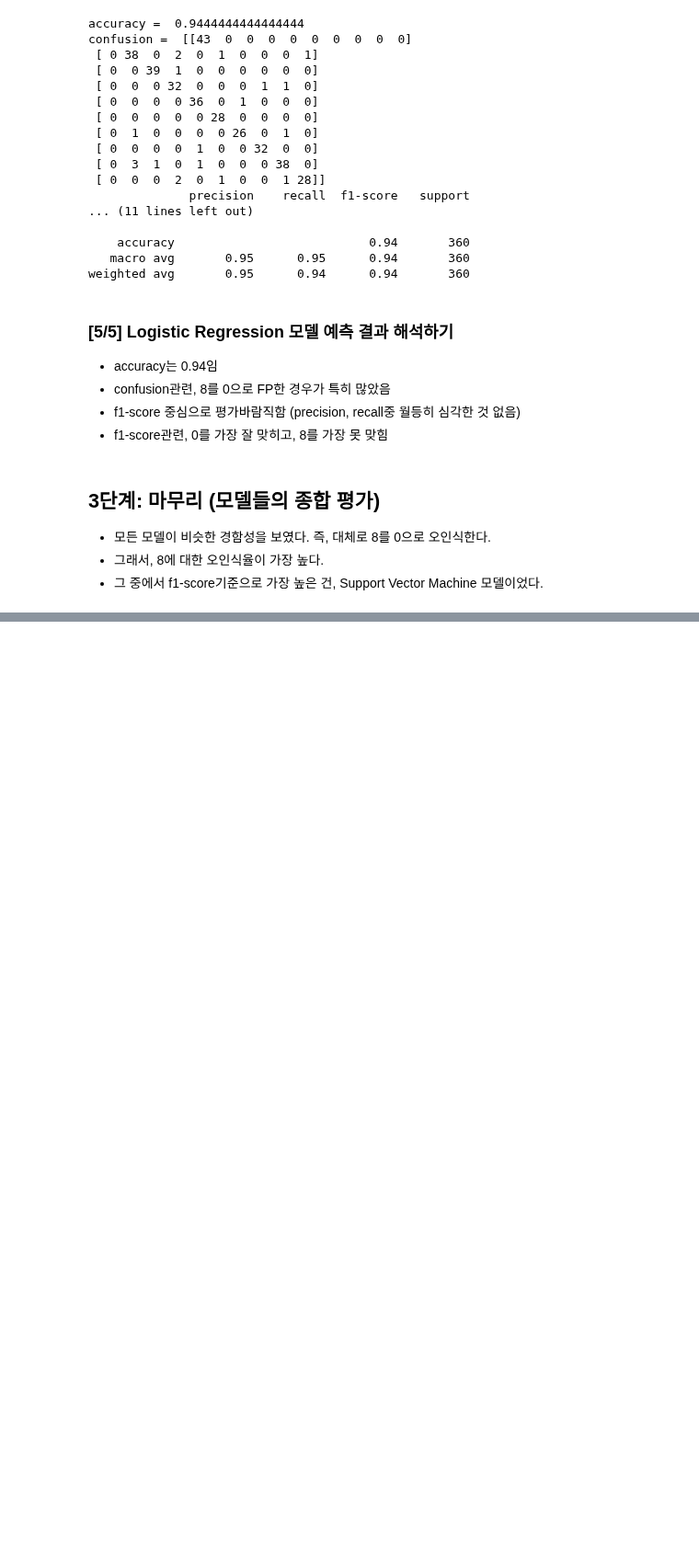
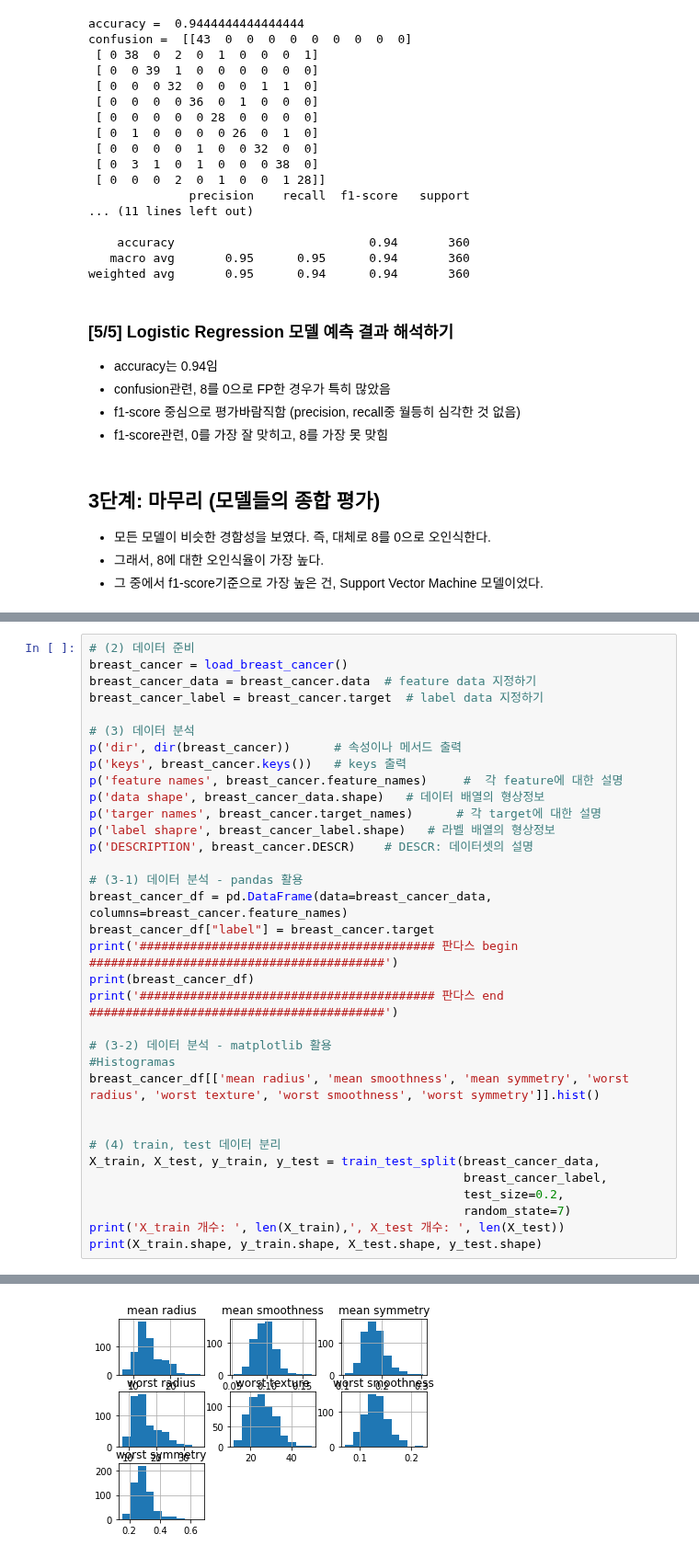
Before and after one commit to twelvesense/first-repository, a Jupyter notebook: ExplNode01.ipynb, the cells around one changed output, grey strips where cells are left out. Shown at 92% size. Saved outputs shown, nothing was run; the diff lists cells and outputs as text; blank space fills up the shorter version.

```diff
--- a/ExplNode01.ipynb
+++ b/ExplNode01.ipynb
@@ -279,0 +514,35 @@ weighted avg       0.95      0.94      0.94       360
+# %%
+# (2) 데이터 준비
+breast_cancer = load_breast_cancer()
+breast_cancer_data = breast_cancer.data  # feature data 지정하기
+breast_cancer_label = breast_cancer.target  # label data 지정하기
+
+# (3) 데이터 분석
+p('dir', dir(breast_cancer))      # 속성이나 메서드 출력
+p('keys', breast_cancer.keys())   # keys 출력
+p('feature names', breast_cancer.feature_names)     #  각 feature에 대한 설명
+p('data shape', breast_cancer_data.shape)   # 데이터 배열의 형상정보
+p('targer names', breast_cancer.target_names)      # 각 target에 대한 설명
+p('label shapre', breast_cancer_label.shape)   # 라벨 배열의 형상정보
+p('DESCRIPTION', breast_cancer.DESCR)    # DESCR: 데이터셋의 설명
+
+# (3-1) 데이터 분석 - pandas 활용
+breast_cancer_df = pd.DataFrame(data=breast_cancer_data, columns=breast_cancer.feature_names)
+breast_cancer_df["label"] = breast_cancer.target
+print('######################################### 판다스 begin #########################################')
+print(breast_cancer_df)
+print('######################################### 판다스 end #########################################')
+
+# (3-2) 데이터 분석 - matplotlib 활용
+#Histogramas
+breast_cancer_df[['mean radius', 'mean smoothness', 'mean symmetry', 'worst radius', 'worst texture', 'worst smoothness', 'worst symmetry']].hist()
+
+
+# (4) train, test 데이터 분리
+X_train, X_test, y_train, y_test = train_test_split(breast_cancer_data,
+                                                    breast_cancer_label,
+                                                    test_size=0.2,
+                                                    random_state=7)
+print('X_train 개수: ', len(X_train),', X_test 개수: ', len(X_test))
+print(X_train.shape, y_train.shape, X_test.shape, y_test.shape)
+# %% [output]
@@ -279,0 +566 @@ weighted avg       0.95      0.94      0.94       360
+[figure, added]
```
Also changed, not shown: parts of 36 cells of this notebook.
